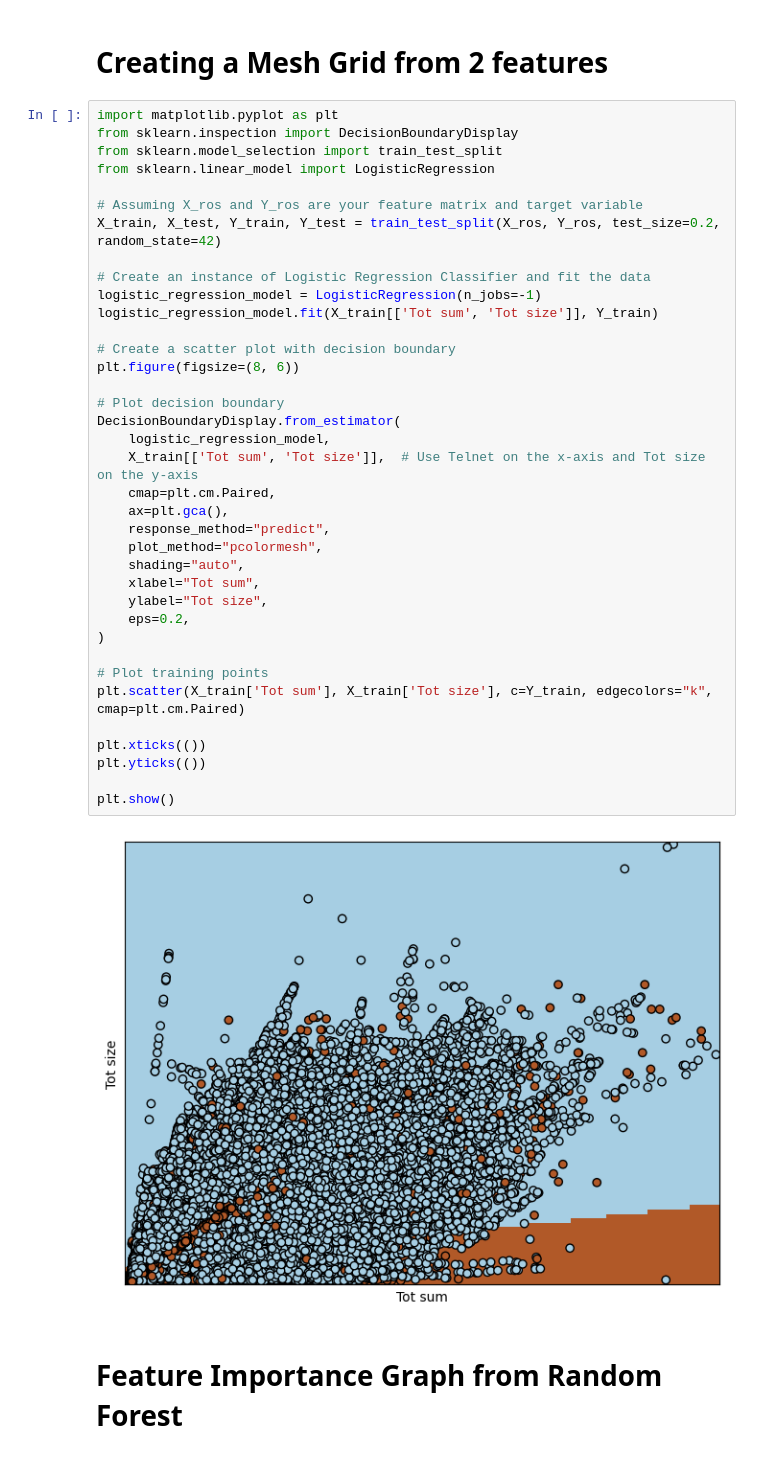
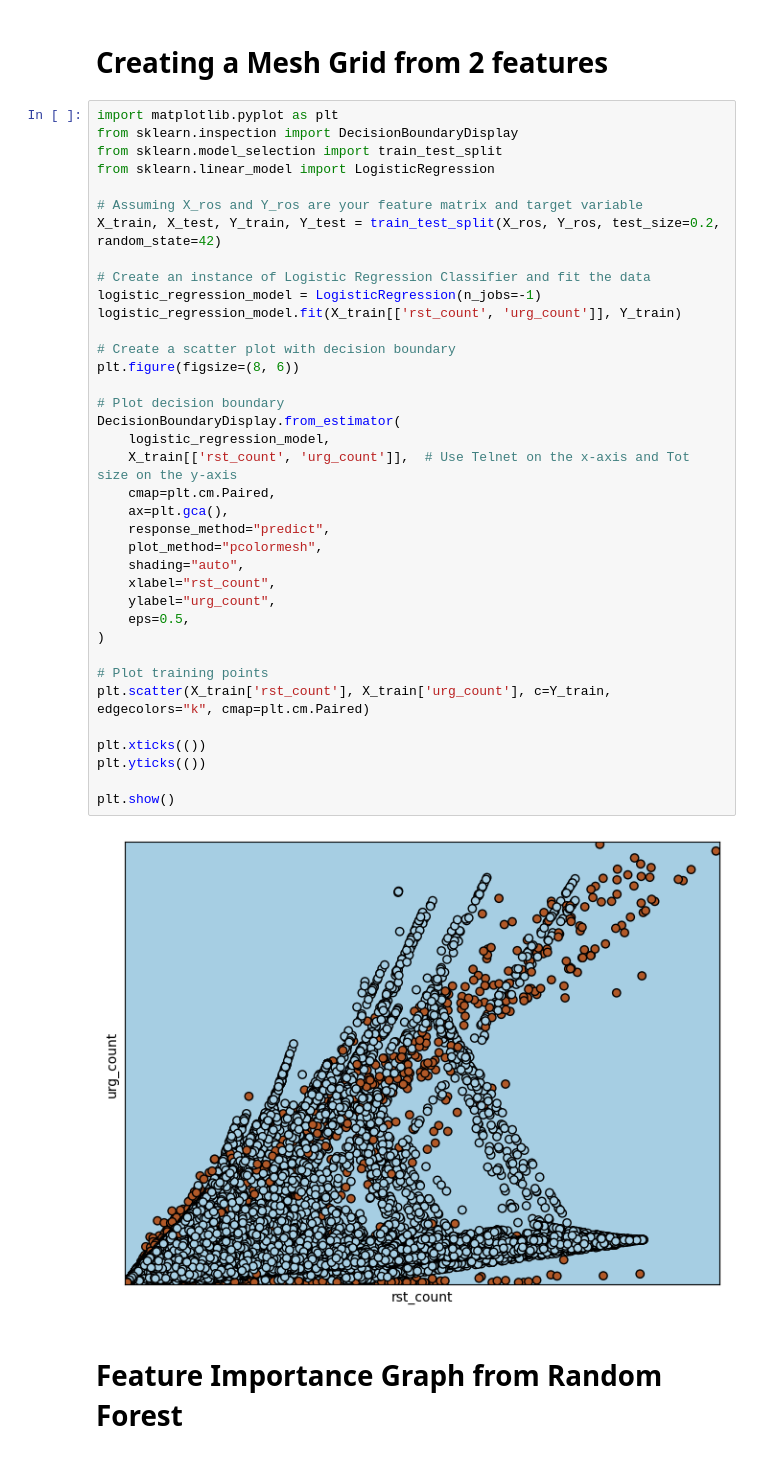
Before and after one commit to Faareh-Ahmed/Anomaly-Detection, a Jupyter notebook: Copy_of_Anomaly_Detection.ipynb, the cells around one changed output. Saved outputs shown, nothing was run; the diff lists cells and outputs as text.

```diff
--- a/Copy_of_Anomaly_Detection.ipynb
+++ b/Copy_of_Anomaly_Detection.ipynb
@@ -290,40 +290,40 @@ import matplotlib.pyplot as plt
 from sklearn.inspection import DecisionBoundaryDisplay
 from sklearn.model_selection import train_test_split
 from sklearn.linear_model import LogisticRegression
 
 # Assuming X_ros and Y_ros are your feature matrix and target variable
 X_train, X_test, Y_train, Y_test = train_test_split(X_ros, Y_ros, test_size=0.2, random_state=42)
 
 # Create an instance of Logistic Regression Classifier and fit the data
 logistic_regression_model = LogisticRegression(n_jobs=-1)
-logistic_regression_model.fit(X_train[['Tot sum', 'Tot size']], Y_train)
+logistic_regression_model.fit(X_train[['rst_count', 'urg_count']], Y_train)
 
 # Create a scatter plot with decision boundary
 plt.figure(figsize=(8, 6))
 
 # Plot decision boundary
 DecisionBoundaryDisplay.from_estimator(
     logistic_regression_model,
-    X_train[['Tot sum', 'Tot size']],  # Use Telnet on the x-axis and Tot size on the y-axis
+    X_train[['rst_count', 'urg_count']],  # Use Telnet on the x-axis and Tot size on the y-axis
     cmap=plt.cm.Paired,
     ax=plt.gca(),
     response_method="predict",
     plot_method="pcolormesh",
     shading="auto",
-    xlabel="Tot sum",
-    ylabel="Tot size",
-    eps=0.2,
+    xlabel="rst_count",
+    ylabel="urg_count",
+    eps=0.5,
 )
 
 # Plot training points
-plt.scatter(X_train['Tot sum'], X_train['Tot size'], c=Y_train, edgecolors="k", cmap=plt.cm.Paired)
+plt.scatter(X_train['rst_count'], X_train['urg_count'], c=Y_train, edgecolors="k", cmap=plt.cm.Paired)
 
 plt.xticks(())
 plt.yticks(())
 
 plt.show()
 # %% [output]
-[figure, old version]
+[figure, new version]
 # %% [markdown]
 # Feature Importance Graph from Random Forest
 # %%
```
Also changed, not shown: parts of 9 cells of this notebook.
